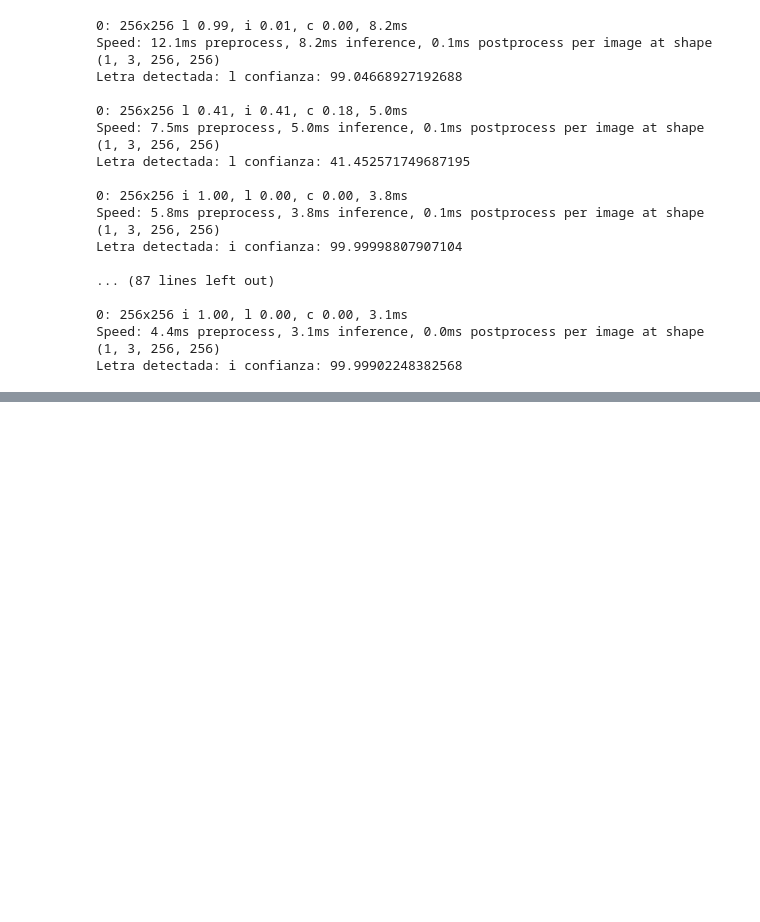
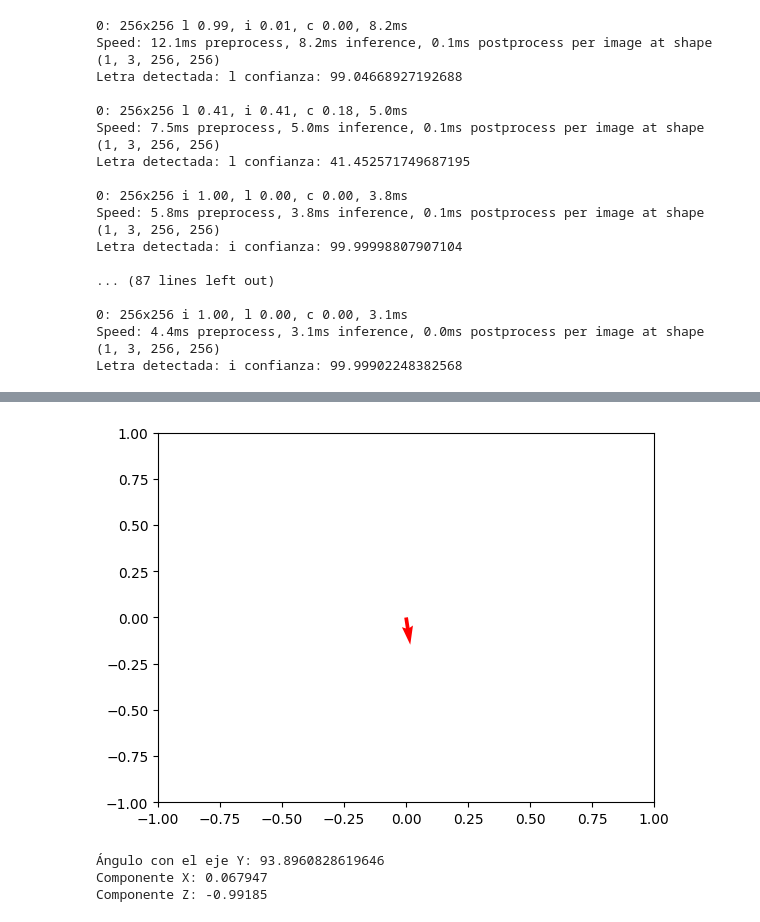
Before and after one commit to stevenaraujo98/integracion_pcl, a Jupyter notebook: detect_shape.ipynb, the cells around one changed output, grey strips where cells are left out. Saved outputs shown, nothing was run; the diff lists cells and outputs as text; code cells hidden in the pictures; blank space fills up the shorter version.

```diff
--- a/detect_shape.ipynb
+++ b/detect_shape.ipynb
@@ -105,0 +133,11 @@ Letra detectada: i confianza: 99.99902248382568
+# %%
+# graficar v_mean en 2D
+fig = plt.figure()
+# 2D
+ax = fig.add_subplot(111)
+ax.quiver(0, 0, v_mean[0], v_mean[2], color='r')
+ax.set_xlim([-1, 1])
+ax.set_ylim([-1, 1])
+plt.show()
+# %% [output]
+[figure, added]
@@ -105,0 +164,17 @@ Letra detectada: i confianza: 99.99902248382568
+# %%
+# Ejemplo de uso
+normal_plano = v[0]
+angulo = calcular_angulo_con_eje_y(normal_plano)
+
+print("Ángulo con el eje Y:", angulo)  # Imprime el ángulo en grados
+
+# Extraer las componentes X y Z del vector
+componente_x = normal_plano[0]
+componente_z = normal_plano[2]
+
+print("Componente X:", componente_x)  # Imprime la componente X
+print("Componente Z:", componente_z)  # Imprime la componente Z
+# %% [output]
+Ángulo con el eje Y: 93.8960828619646
+Componente X: 0.067947
+Componente Z: -0.99185
```
Also changed, not shown: parts of 4 cells of this notebook, 51 other files.
